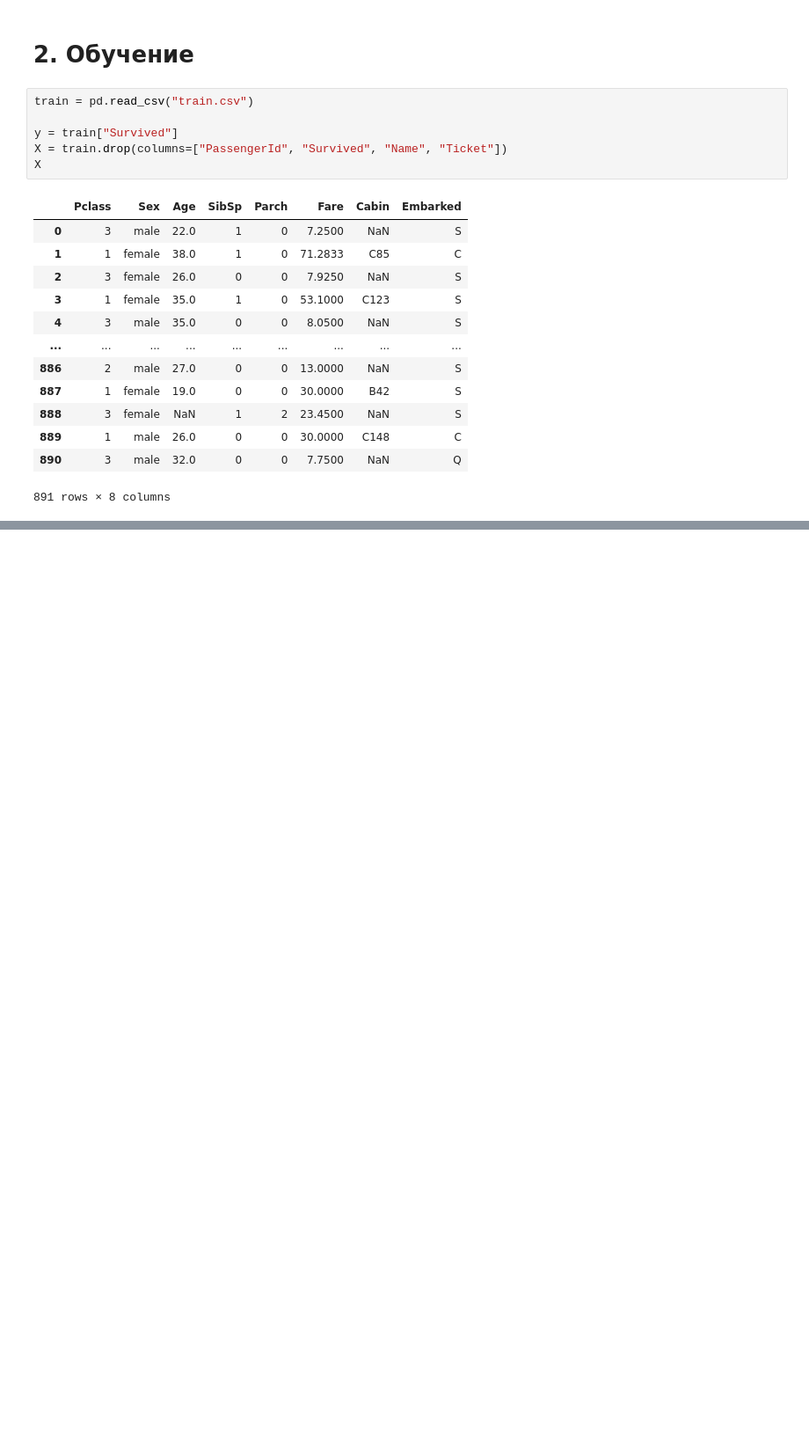
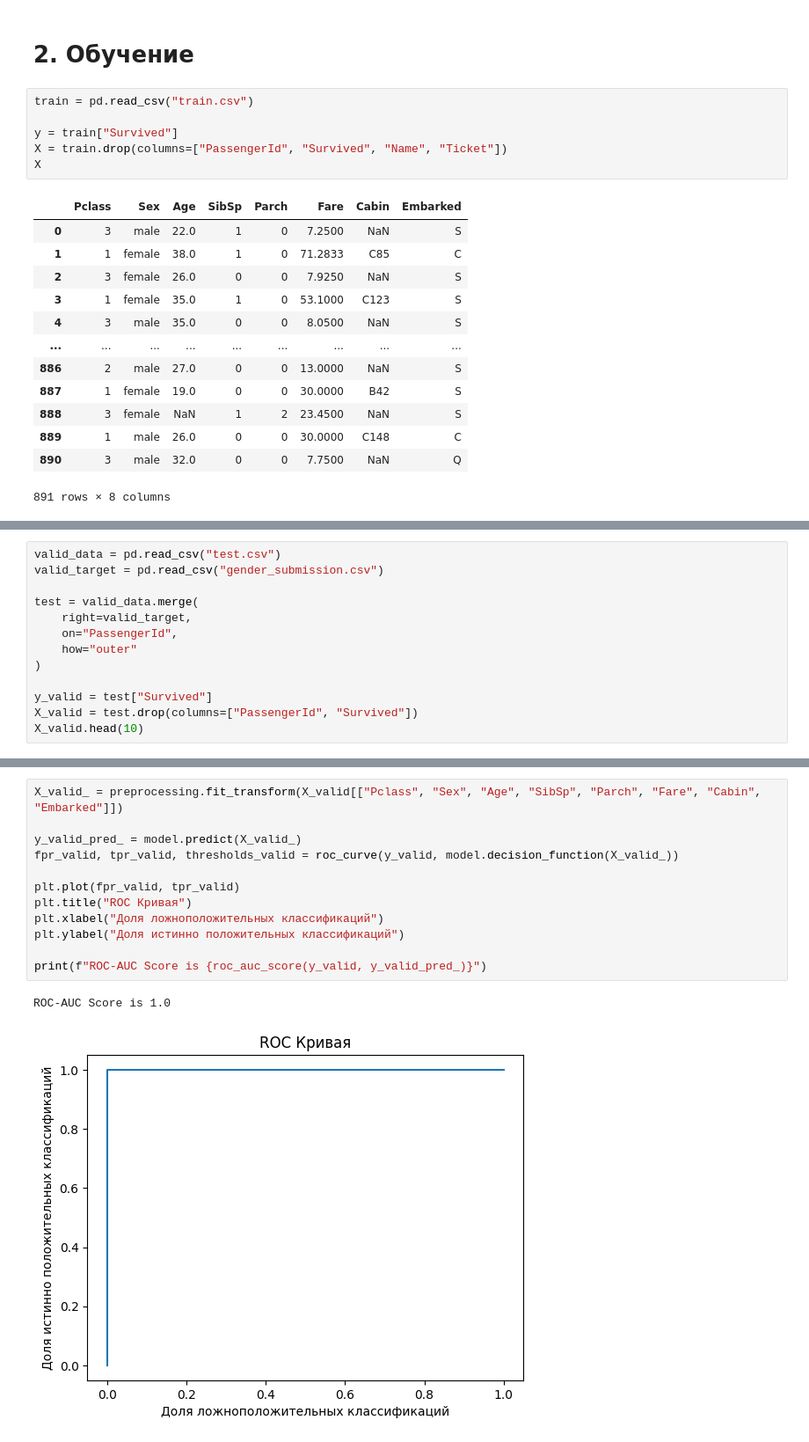
Before and after one commit to p0gramist/ml-on-five, a Jupyter notebook: titanic/gradient_descent.ipynb, the cells around one changed output, grey strips where cells are left out. Shown at 88% size. Drawn from its saved outputs; the diff is of its cells as text; blank space fills up the shorter version.

```diff
--- a/titanic/gradient_descent.ipynb
+++ b/titanic/gradient_descent.ipynb
@@ -206,0 +234,13 @@ roc_auc_score(y_test, y_pred)
+# %%
+valid_data = pd.read_csv("test.csv")
+valid_target = pd.read_csv("gender_submission.csv")
+
+test = valid_data.merge(
+    right=valid_target,
+    on="PassengerId",
+    how="outer"
+)
+
+y_valid = test["Survived"]
+X_valid = test.drop(columns=["PassengerId", "Survived"])
+X_valid.head(10)
@@ -206,0 +259,15 @@ roc_auc_score(y_test, y_pred)
+# %%
+X_valid_ = preprocessing.fit_transform(X_valid[["Pclass", "Sex", "Age", "SibSp", "Parch", "Fare", "Cabin", "Embarked"]])
+
+y_valid_pred_ = model.predict(X_valid_)
+fpr_valid, tpr_valid, thresholds_valid = roc_curve(y_valid, model.decision_function(X_valid_))
+
+plt.plot(fpr_valid, tpr_valid)
+plt.title("ROC Кривая")
+plt.xlabel("Доля ложноположительных классификаций")
+plt.ylabel("Доля истинно положительных классификаций")
+
+print(f"ROC-AUC Score is {roc_auc_score(y_valid, y_valid_pred_)}")
+# %% [output]
+ROC-AUC Score is 1.0
+[figure, added]
```
Also changed, not shown: parts of 19 cells of this notebook.
